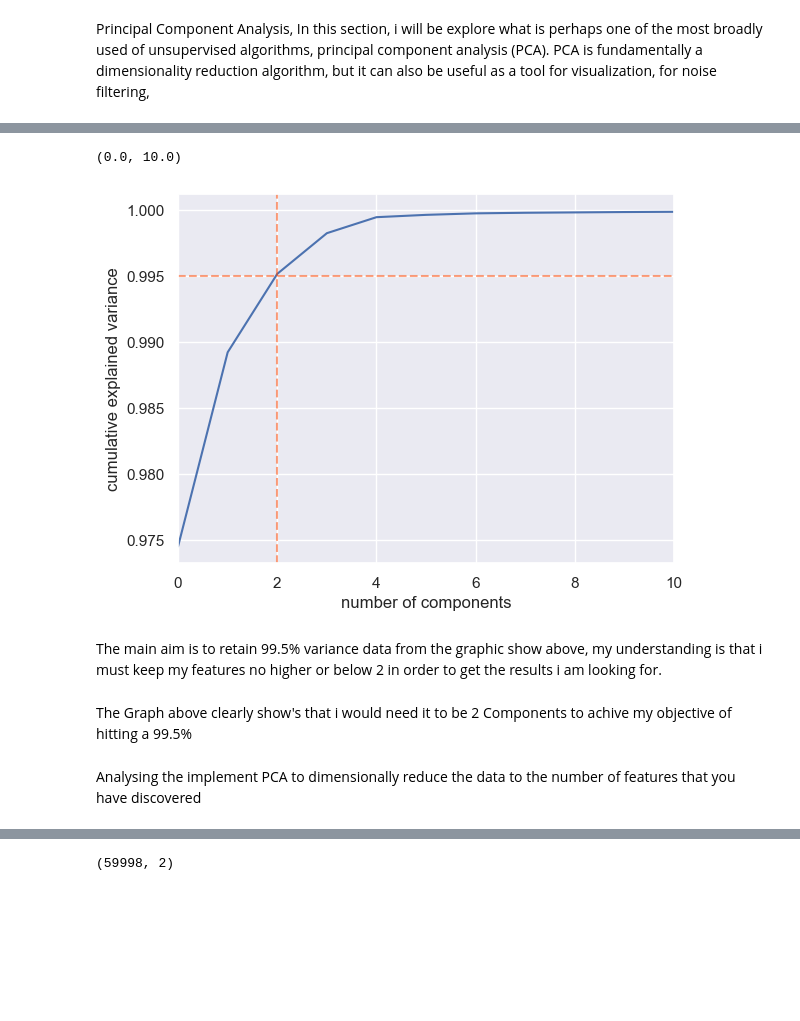
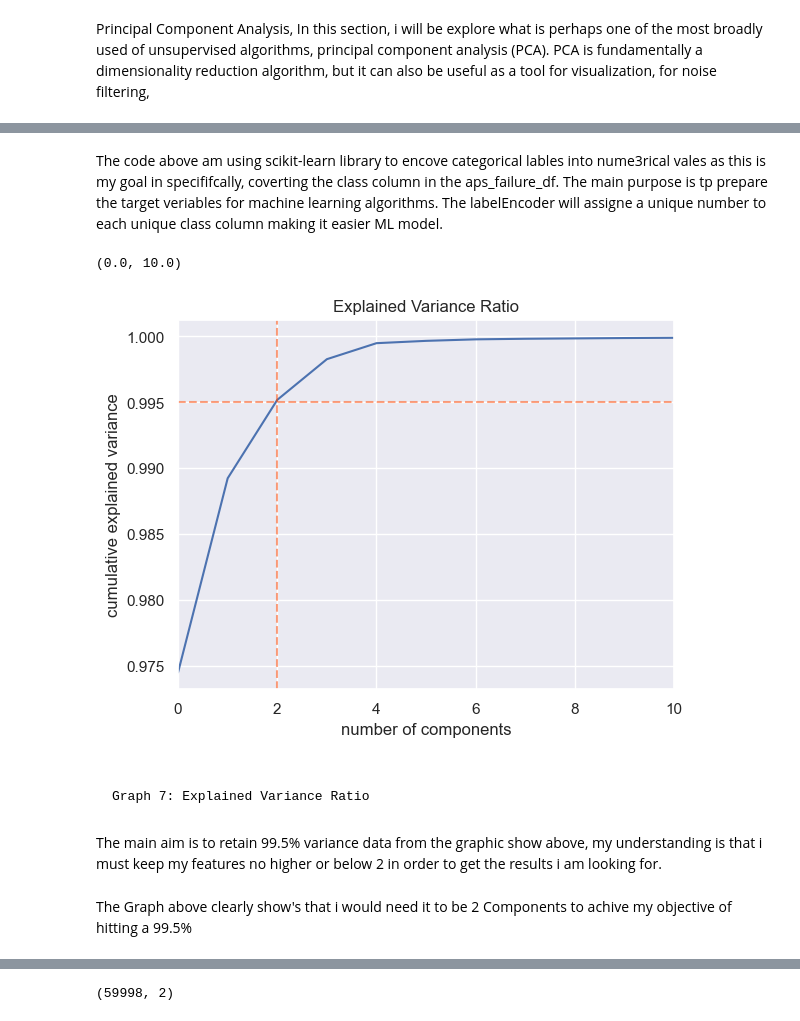
Before and after one commit to sba23416/SBA23416-Data_PreP_CA1, a Jupyter notebook: HodanMohamedAbdi_DataPrepHDip_CA1.ipynb, the cells around one changed output, grey strips where cells are left out. Drawn from its saved outputs; the diff is of its cells as text; code cells hidden in the pictures; blank space fills up the shorter version.

```diff
--- a/HodanMohamedAbdi_DataPrepHDip_CA1.ipynb
+++ b/HodanMohamedAbdi_DataPrepHDip_CA1.ipynb
@@ -406,20 +404,23 @@ The code above am using scikit-learn library to encove categorical lables into n
+# %% [markdown]
+The code above am using scikit-learn library to encove categorical lables into nume3rical vales as this is my goal in specififcally, coverting the class column in the aps_failure_df. The main purpose is tp prepare the target veriables for machine learning algorithms. The labelEncoder will assigne a unique number to each unique class column making it easier ML model.
 # %%
 from sklearn.decomposition import PCA
 # %%
 aps_failure_df_no_label = aps_failure_df.drop(aps_failure_df["class"])
 pca = PCA().fit(aps_failure_df_no_label)
 plt.plot(np.cumsum(pca.explained_variance_ratio_))
 plt.xlabel('number of components')
 plt.ylabel('cumulative explained variance')
+plt.title('Explained Variance Ratio')
 plt.axhline(0.9950,color= "orangered",alpha=.5,ls="--")
 plt.axvline(2,color= "orangered",alpha=.5,ls="--");
 plt.xlim(0,10)
 # %% [output]
 (0.0, 10.0)
-[figure, old version]
+[figure, new version]
+# %% [markdown]
+                                                                                          Graph 7: Explained Variance Ratio
 # %% [markdown]
 The main aim is to retain 99.5% variance data from the graphic show above, my understanding is that i must keep my features no higher or below 2 in order to get the results i am looking for.
-# %% [markdown]
-The Graph above clearly show's that i would need it to be 2 Components to achive my objective of hitting a 99.5%
-# %% [markdown]
-Analysing the implement PCA to dimensionally reduce the data to the number of features that you have discovered
+# %% [markdown]
+The Graph above clearly show's that i would need it to be 2 Components to achive my objective of hitting a 99.5%
```
Also changed, not shown: parts of 96 cells of this notebook.
